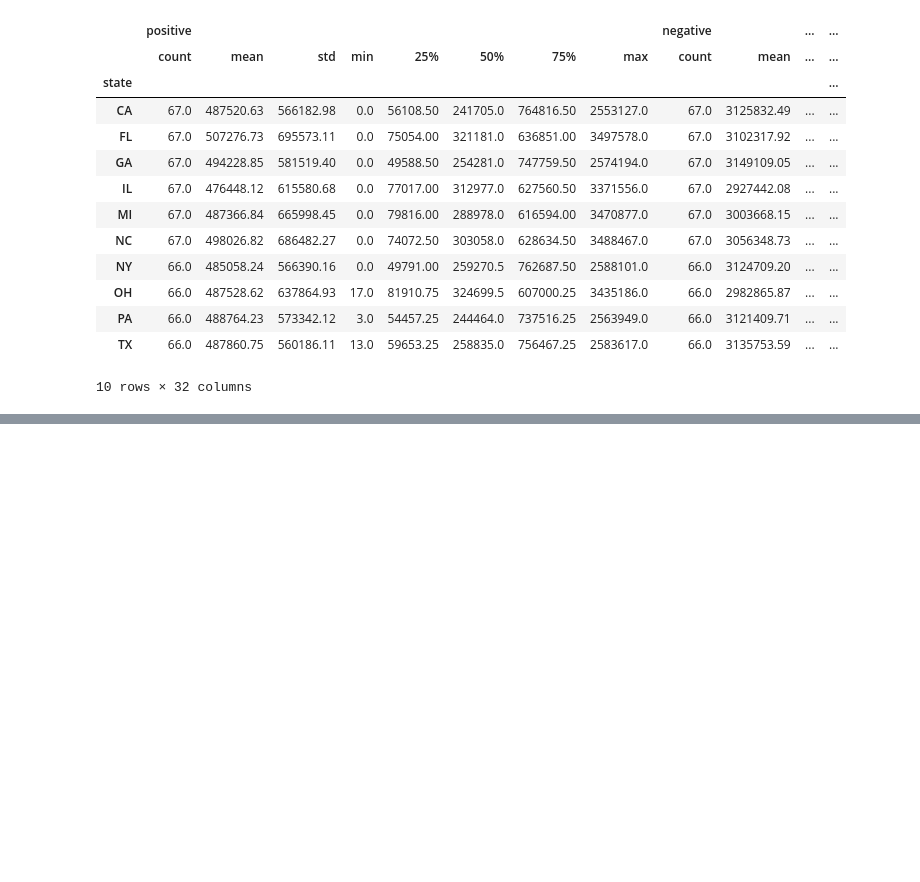
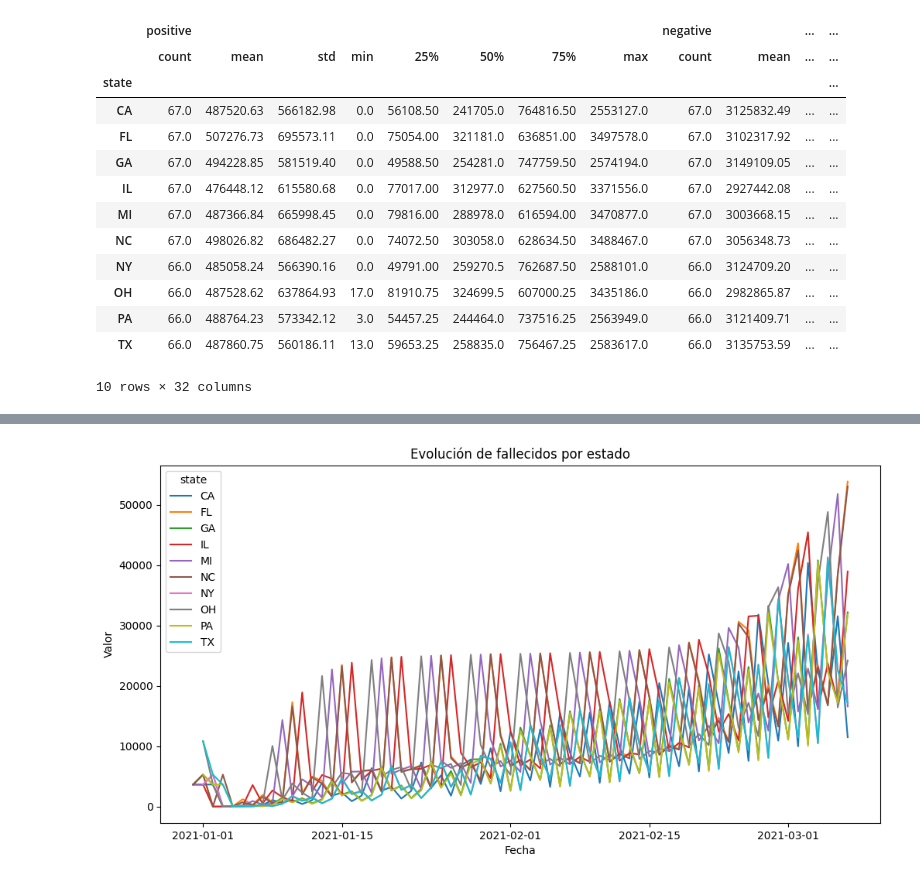
Before and after one commit to AI-School-F5-P3/Carri-Datathon, a Jupyter notebook: Analisis.ipynb, the cells around one changed output, grey strips where cells are left out. Saved outputs shown, nothing was run; the diff lists cells and outputs as text; code cells hidden in the pictures; blank space fills up the shorter version.

```diff
--- a/Analisis.ipynb
+++ b/Analisis.ipynb
@@ -487,0 +493,11 @@ round(df_final.groupby('state')[['positive', 'negative', 'hospitalized', 'death'
+# %%
+plt.figure(figsize=(12, 6))
+sns.lineplot(data=df_final, x='datetime', y='death', hue='state', palette='tab10')
+
+plt.title('Evolución de fallecidos por estado')
+plt.xlabel('Fecha')
+plt.ylabel('Valor')
+
+plt.show()
+# %% [output]
+[figure, added]
```
Also changed, not shown: parts of 5 cells of this notebook.
